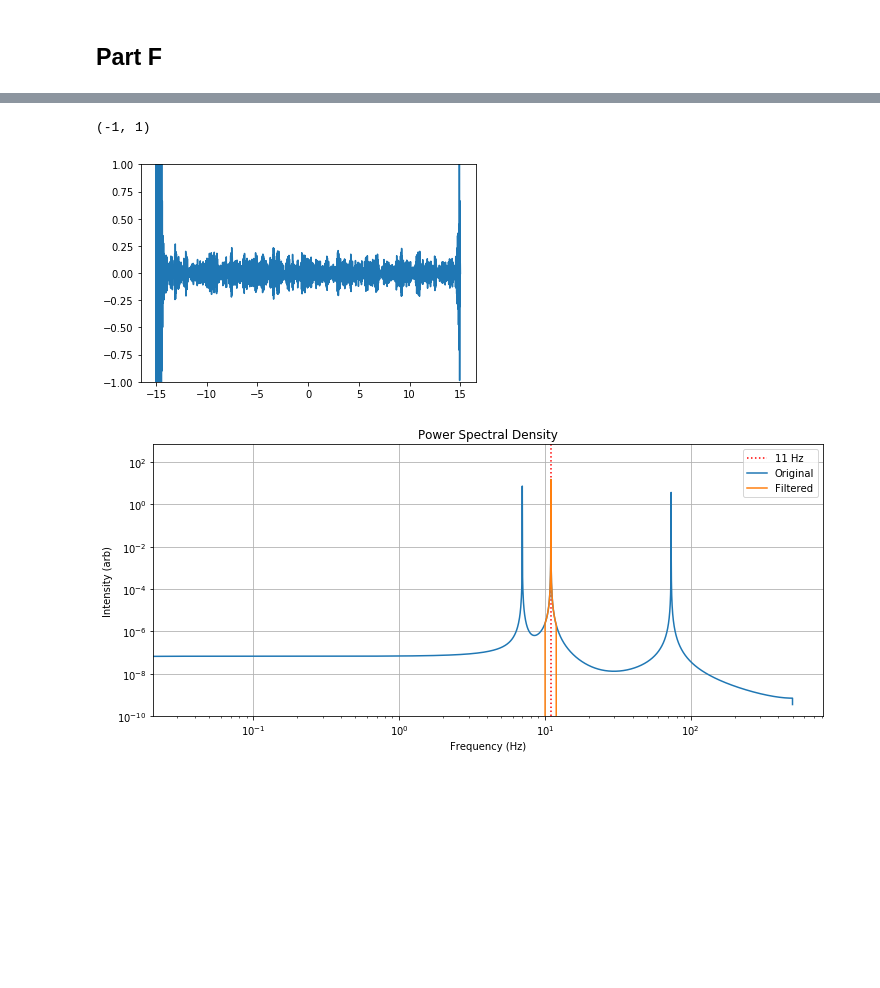
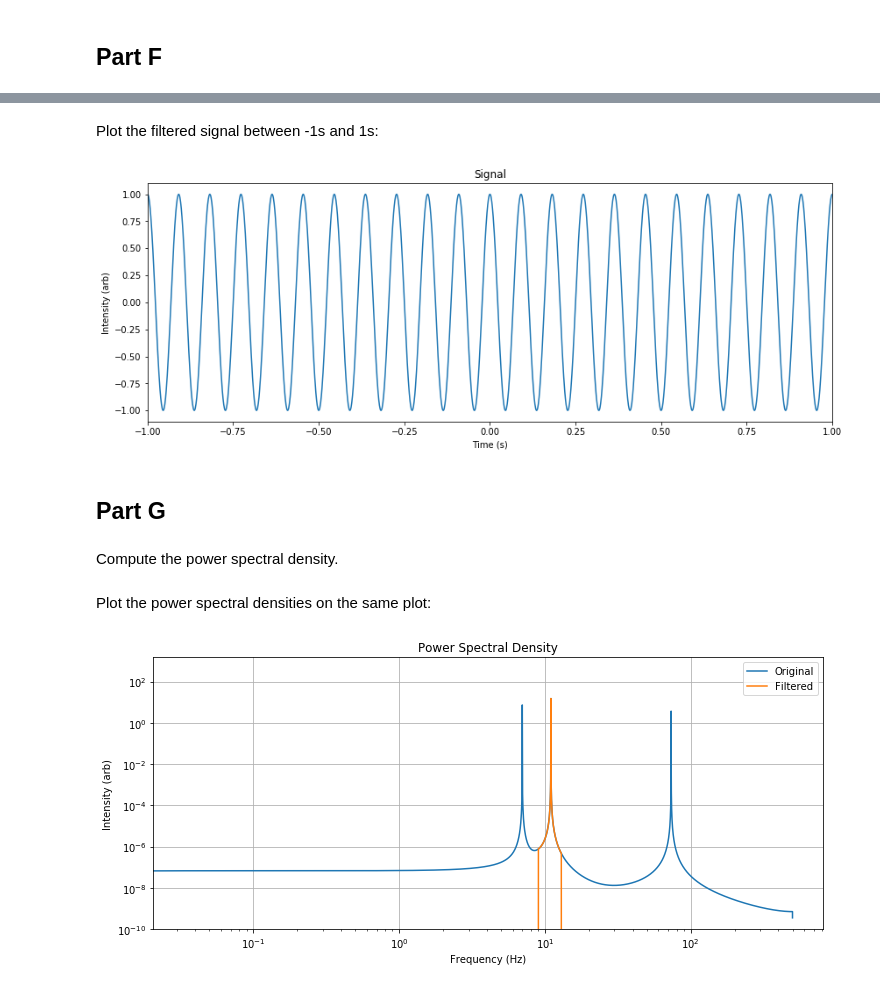
Before and after one commit to lukepolson/School, a Jupyter notebook: Phys 411/Assignment 4/Question 3.ipynb, the cells around one changed output, grey strips where cells are left out. Saved outputs shown, nothing was run; the diff lists cells and outputs as text; code cells hidden in the pictures; blank space fills up the shorter version.

```diff
--- a/Phys 411/Assignment 4/Question 3.ipynb
+++ b/Phys 411/Assignment 4/Question 3.ipynb
@@ -235,6 +235,8 @@ def bx_window(f, lwr, upr):
     for fi in f:
         if fi>lwr and fi<upr:
             bx.append(1)
+        elif fi>-upr and fi<-lwr:
+            bx.append(1)
         else:
             bx.append(0)
     return np.array(bx)
@@ -241,4 +245,7 @@ def bx_window(f, lwr, upr):
 # %%
-q = bx_window(fq, 9, 11)
-X = 2*np.fft.fft(x)[0:int(len(x)/2+1)]
-x_filt = np.fft.ifft(X*q)
+X = np.fft.fft(x)
+f = np.fft.fftfreq(len(x))/dt
+
+q = bx_window(f, 9, 13)
+
+x_filt = np.real(np.fft.ifft(X*q))
@@ -255,8 +252,19 @@ plt.plot(t[0:15001],x_filt)
+# %% [markdown]
+Plot the filtered signal between -1s and 1s:
 # %%
-fig, ax =plt.subplots()
+fig, ax = plt.subplots(1, 1, figsize=(14,5))
 
-ax.plot(t, 1000*y_filt)
-ax.set_ylim(-1, 1)
+ax.plot(t, x_filt)
+
+ax.set_xlim(-1,1)
+ax.set_title('Signal')
+ax.set_xlabel('Time (s)')
+ax.set_ylabel('Intensity (arb)')
+
+plt.show()
 # %% [output]
-(-1, 1)
-[figure, old version]
+[figure, new version]
+# %% [markdown]
+## Part G
+# %% [markdown]
+Compute the power spectral density.
@@ -263,7 +273,9 @@ ax.set_ylim(-1, 1)
+# %% [markdown]
+Plot the power spectral densities on the same plot:
 # %%
 fig, ax = plt.subplots(1, 1, figsize=(12,5))
 
-ax.axvline(11, color='r', label='11 Hz', linestyle='dotted')
+#ax.axvline(11, color='r', label='11 Hz', linestyle='dotted')
 ax.loglog(fq, Gxx, label='Original')
 ax.loglog(fq_filt, Gxx_filt, label='Filtered')
 ax.set_ylim(ymin=10**-10)
@@ -277,4 +289,4 @@ ax.grid()
 
 plt.show()
 # %% [output]
-[figure, old version]
+[figure, new version]
```
Also changed, not shown: parts of 12 cells of this notebook.
